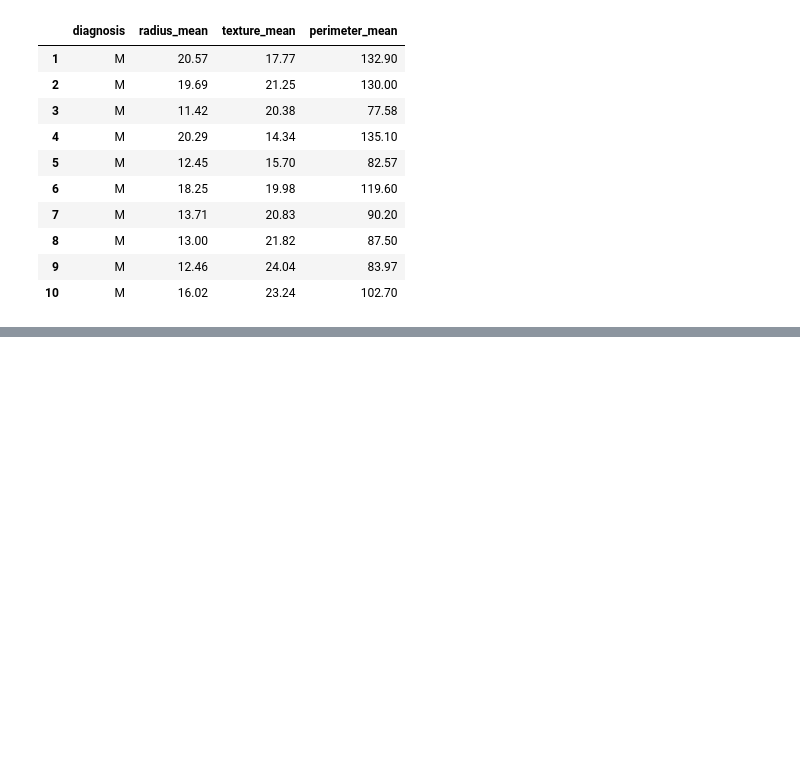
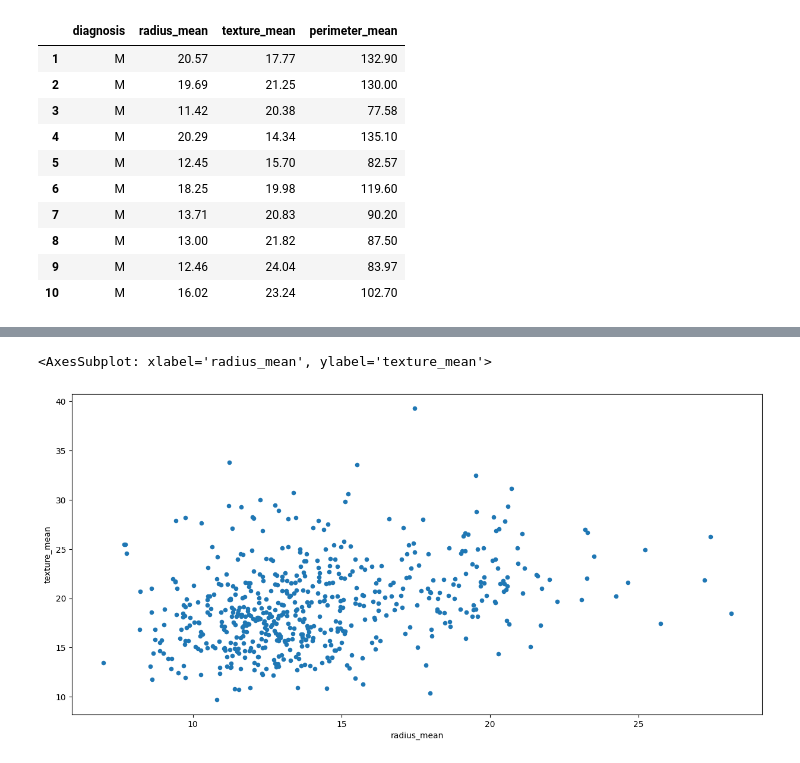
Before and after one commit to carlitos9087/Caderno_de_anota-es_python, a Jupyter notebook: seaborn_pandas/teste.ipynb, the cells around one changed output, grey strips where cells are left out. Drawn from its saved outputs; the diff is of its cells as text; code cells hidden in the pictures; blank space fills up the shorter version.

```diff
--- a/seaborn_pandas/teste.ipynb
+++ b/seaborn_pandas/teste.ipynb
@@ -23,0 +218,4 @@ df.iloc[1:11,1:5]
+# %%
+df.loc[(df['radius_mean']>=13.37), 'class_radius'] = 'H'
+# %%
+df.loc[(df['radius_mean']<13.37), 'class_radius'] = 'L'
@@ -23,0 +239,2 @@ df.iloc[1:11,1:5]
+# %%
+df.drop('class_radius', axis=1, inplace=True)
@@ -23,0 +243,4 @@ df.iloc[1:11,1:5]
+# %%
+cond = [(df['radius_mean']>=13.37), (df['radius_mean']<13.37)]
+esc= ['H', 'L']
+df['class_radius'] =np.select(cond, esc, default=None)
@@ -23,0 +397,5 @@ df.iloc[1:11,1:5]
+# %%
+df.plot(x='radius_mean', y='texture_mean',figsize=(15,7),kind='scatter')
+# %% [output]
+<AxesSubplot: xlabel='radius_mean', ylabel='texture_mean'>
+[figure, added]
```
Also changed, not shown: parts of 59 cells of this notebook, 3 other files.
